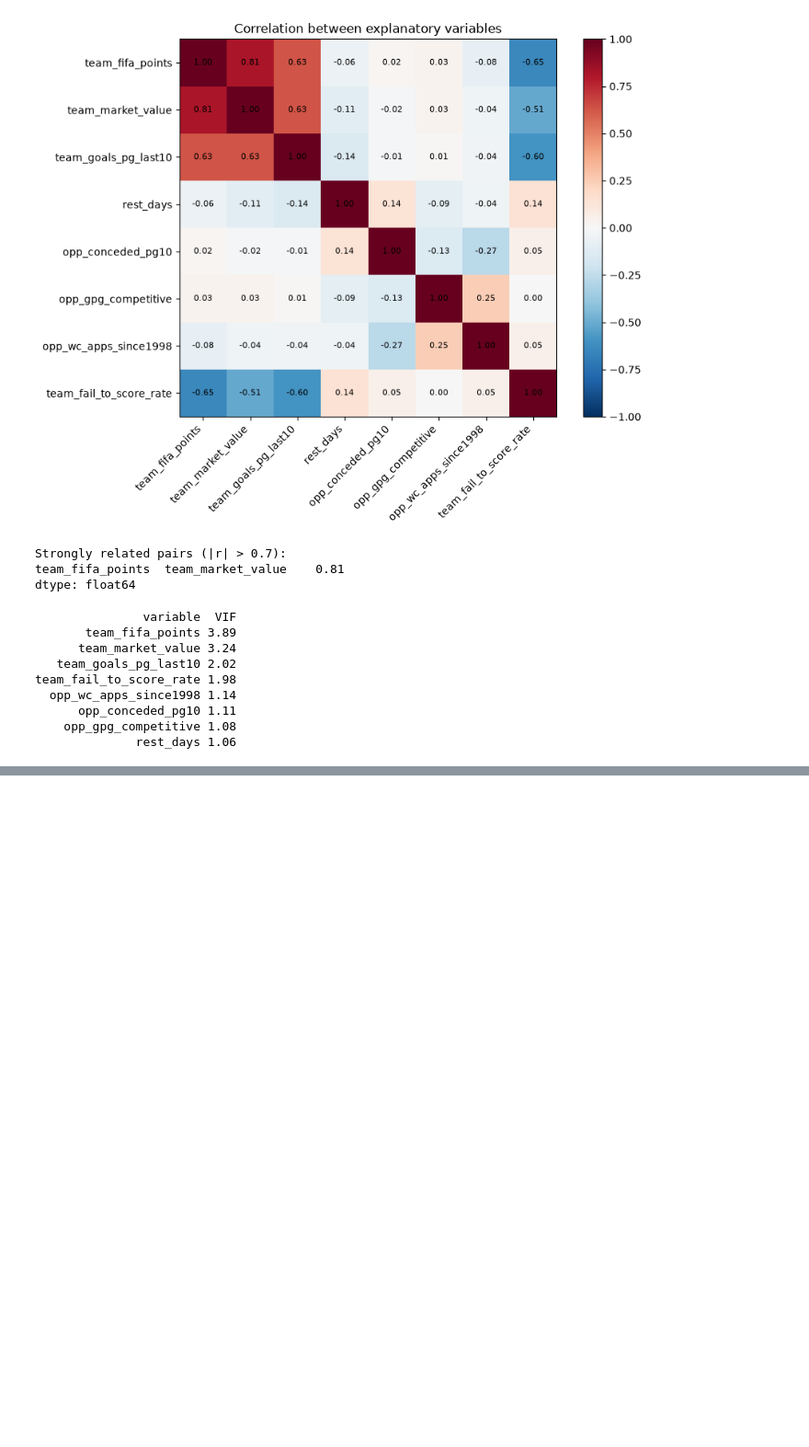
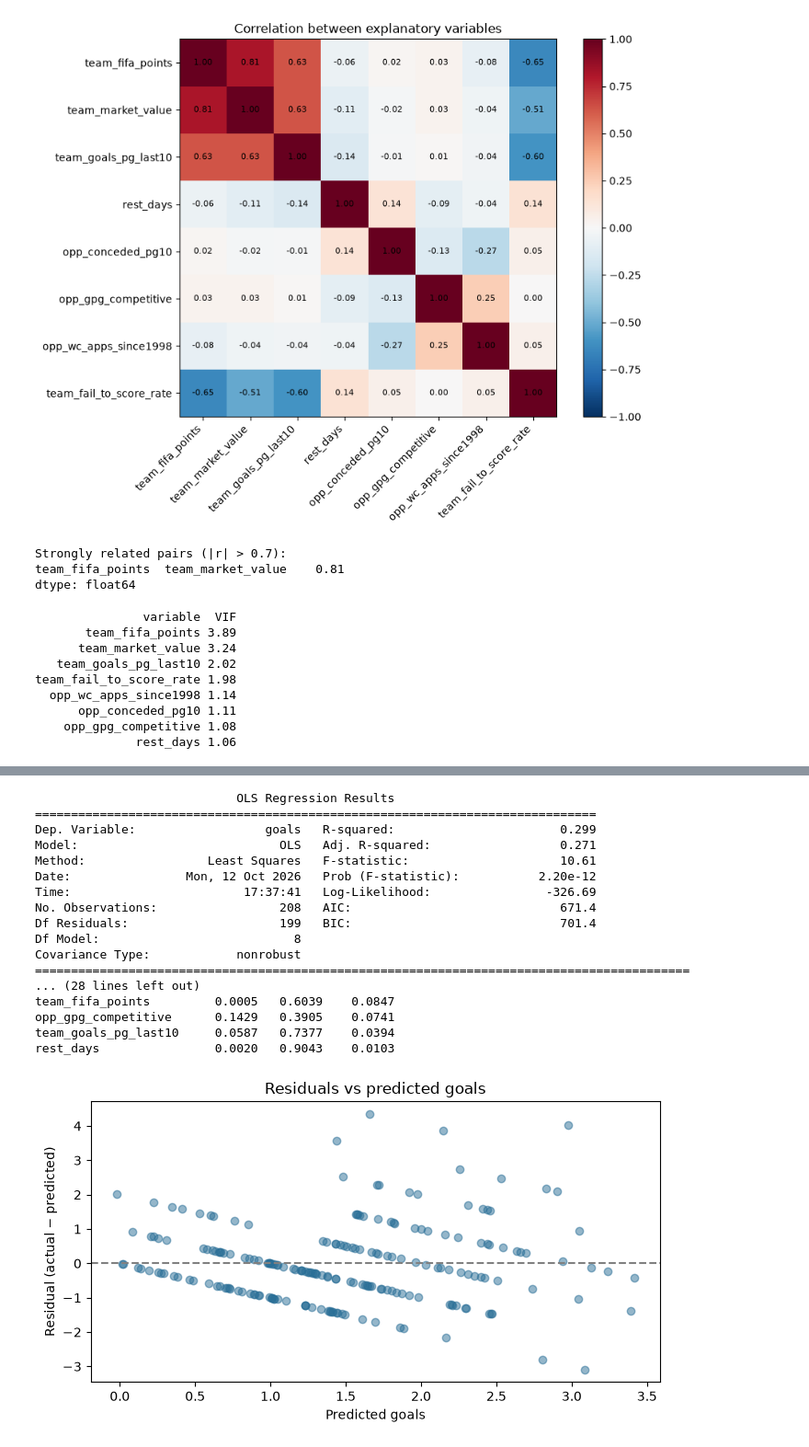
Before and after one commit to Cremsoline/HIT140-WorldCup2026-Goals, a Jupyter notebook: notebooks/reg_2_2_goals.ipynb, the cells around one changed output, grey strips where cells are left out. Shown at 92% size. Drawn from its saved outputs; the diff is of its cells as text; code cells hidden in the pictures; blank space fills up the shorter version.

Commit message:
Add linear regression model, cross-validation and coefficients

```diff
--- a/notebooks/reg_2_2_goals.ipynb
+++ b/notebooks/reg_2_2_goals.ipynb
@@ -393,0 +463,43 @@ team_fail_to_score_rate 1.98
+# %%
+# Full model with statistics (all 208 rows)
+ols = sm.OLS(y, sm.add_constant(X)).fit()
+print(ols.summary())
+
+# Standardised coefficients: effect of a 1 SD change in each variable (in goals)
+coef_table = pd.DataFrame({
+    "coef": ols.params.drop("const"),
+    "p_value": ols.pvalues.drop("const"),
+    "std_coef": ols.params.drop("const") * X.std(),
+}).sort_values("std_coef", key=abs, ascending=False)
+print("\n", coef_table.round(4))
+coef_table.round(4).to_csv("../outputs/model_results/coefficients.csv")
+
+# Residual plot: are the errors random?
+fig, ax = plt.subplots(figsize=(7, 4))
+ax.scatter(ols.fittedvalues, ols.resid, alpha=0.5, color="#2a6f97")
+ax.axhline(0, color="grey", linestyle="--")
+ax.set_xlabel("Predicted goals")
+ax.set_ylabel("Residual (actual − predicted)")
+ax.set_title("Residuals vs predicted goals")
+plt.tight_layout()
+plt.savefig("../outputs/figures/04_residuals.png", dpi=150)
+plt.show()
+# %% [output]
+                            OLS Regression Results
+==============================================================================
+Dep. Variable:                  goals   R-squared:                       0.299
+Model:                            OLS   Adj. R-squared:                  0.271
+Method:                 Least Squares   F-statistic:                     10.61
+Date:                Mon, 12 Oct 2026   Prob (F-statistic):           2.20e-12
+Time:                        17:37:41   Log-Likelihood:                -326.69
+No. Observations:                 208   AIC:                             671.4
+Df Residuals:                     199   BIC:                             701.4
+Df Model:                           8
+Covariance Type:            nonrobust
+===========================================================================================
+... (28 lines left out)
+team_fifa_points         0.0005   0.6039    0.0847
+opp_gpg_competitive      0.1429   0.3905    0.0741
+team_goals_pg_last10     0.0587   0.7377    0.0394
+rest_days                0.0020   0.9043    0.0103
+[figure, added]
```
Also changed, not shown: parts of 2 cells of this notebook.
